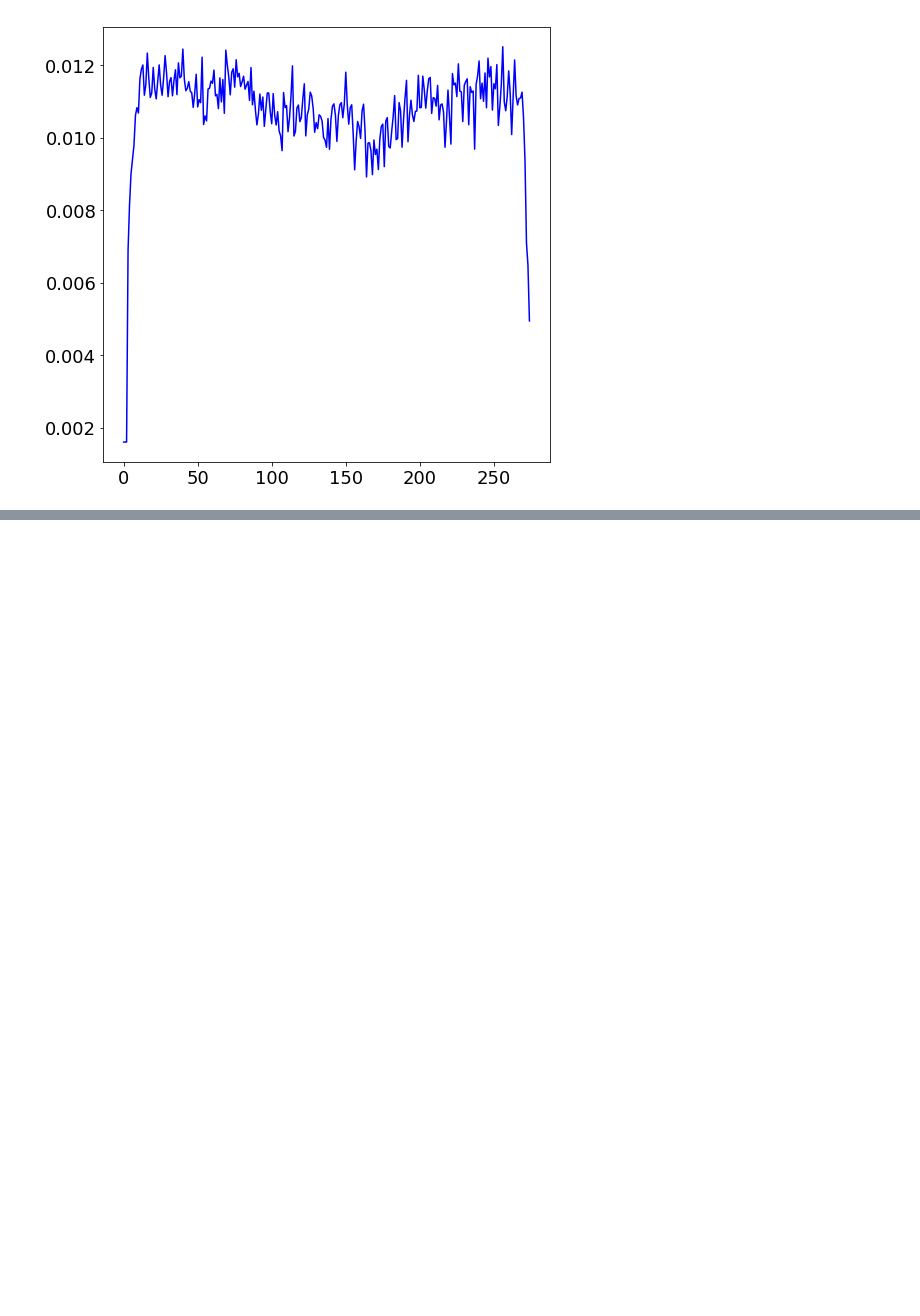
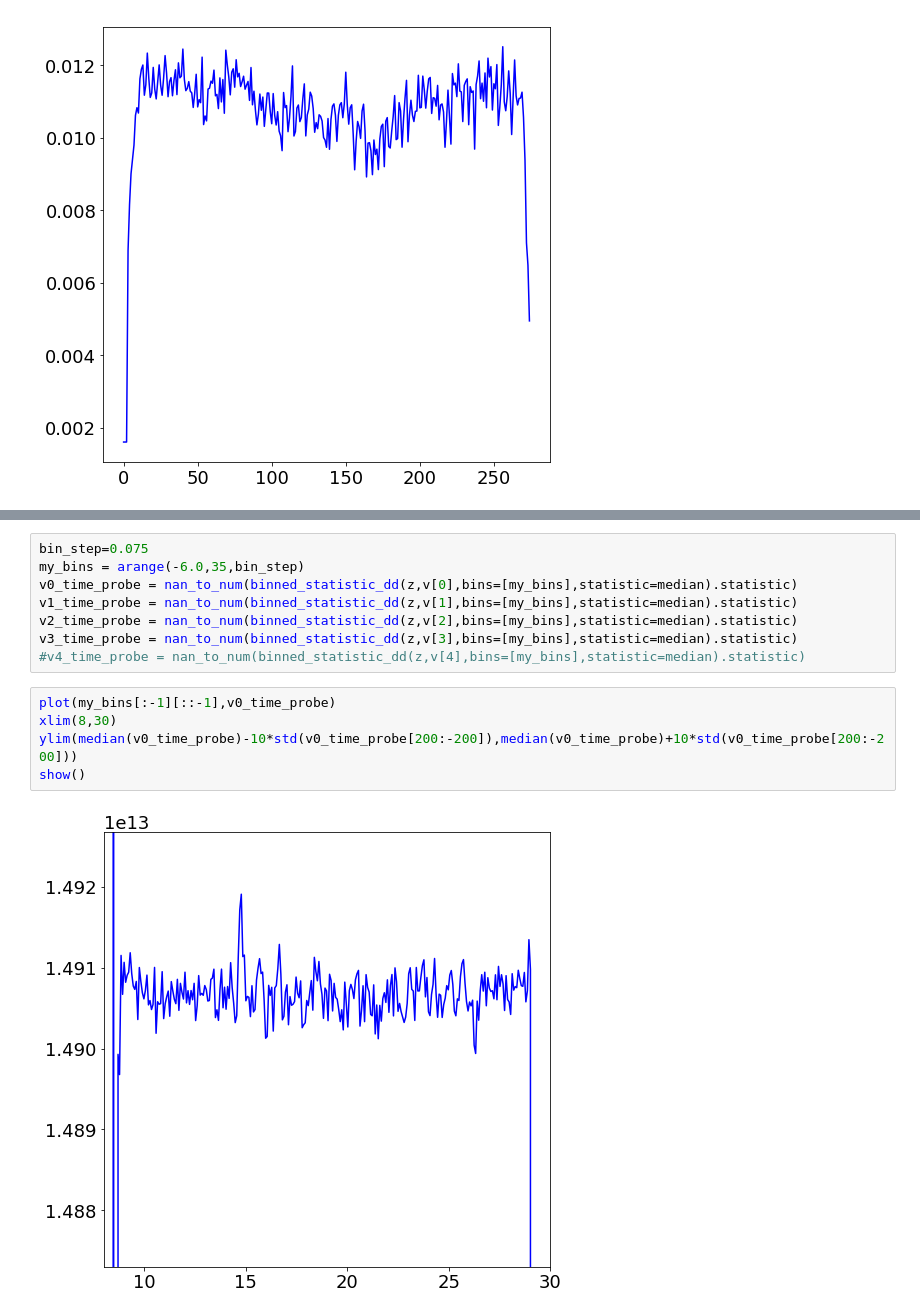
Before and after one commit to sioan/softXRayDataAndControls, a Jupyter notebook: experimentSpecificFiles/sxri0414/for_pub/regression_approach_run60-delay.ipynb, the cells around one changed output, grey strips where cells are left out. Drawn from its saved outputs; the diff is of its cells as text; blank space fills up the shorter version.

```diff
--- a/experimentSpecificFiles/sxri0414/for_pub/regression_approach_run60-delay.ipynb
+++ b/experimentSpecificFiles/sxri0414/for_pub/regression_approach_run60-delay.ipynb
@@ -676,0 +708,15 @@ show()
+# %%
+bin_step=0.075
+my_bins = arange(-6.0,35,bin_step)
+v0_time_probe = nan_to_num(binned_statistic_dd(z,v[0],bins=[my_bins],statistic=median).statistic)
+v1_time_probe = nan_to_num(binned_statistic_dd(z,v[1],bins=[my_bins],statistic=median).statistic)
+v2_time_probe = nan_to_num(binned_statistic_dd(z,v[2],bins=[my_bins],statistic=median).statistic)
+v3_time_probe = nan_to_num(binned_statistic_dd(z,v[3],bins=[my_bins],statistic=median).statistic)
+#v4_time_probe = nan_to_num(binned_statistic_dd(z,v[4],bins=[my_bins],statistic=median).statistic)
+# %%
+plot(my_bins[:-1][::-1],v0_time_probe)
+xlim(8,30)
+ylim(median(v0_time_probe)-10*std(v0_time_probe[200:-200]),median(v0_time_probe)+10*std(v0_time_probe[200:-200]))
+show()
+# %% [output]
+[figure, added]
```
Also changed, not shown: parts of 28 cells of this notebook.
